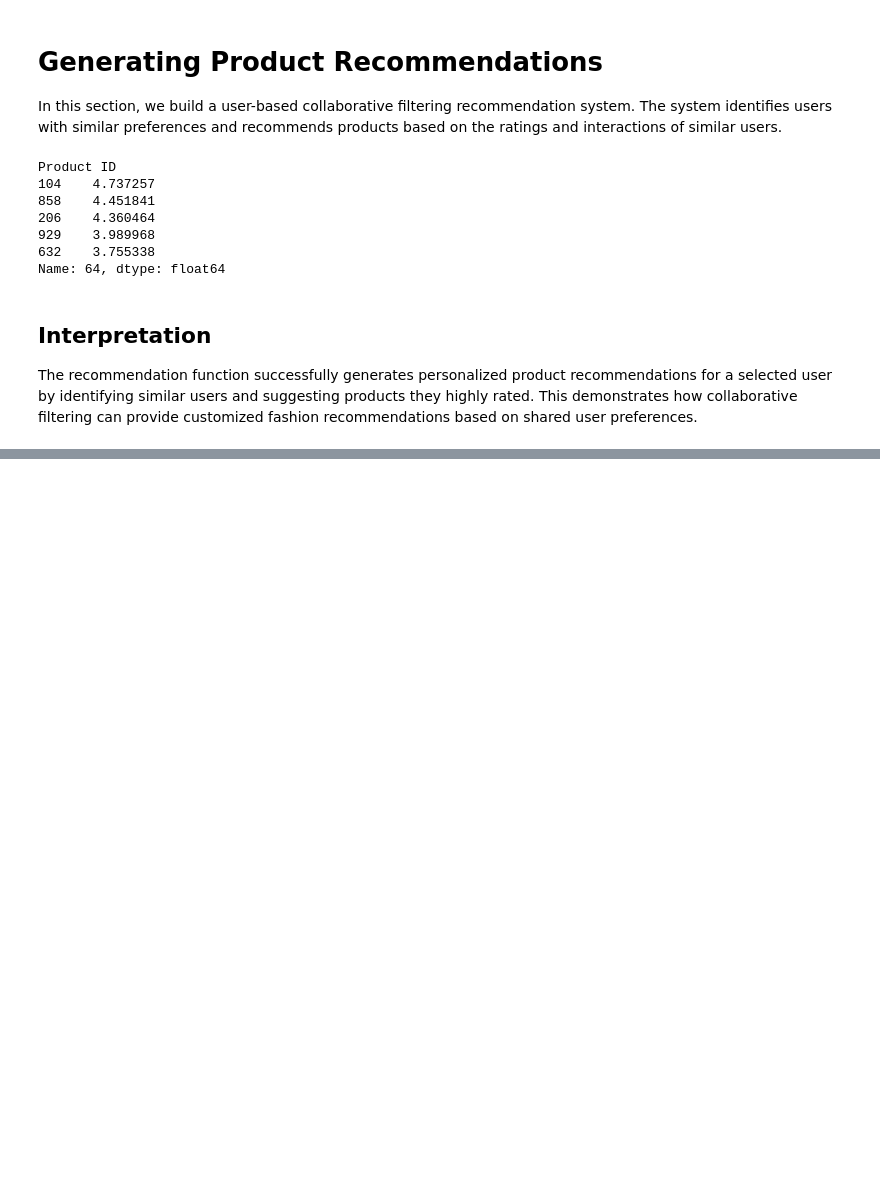
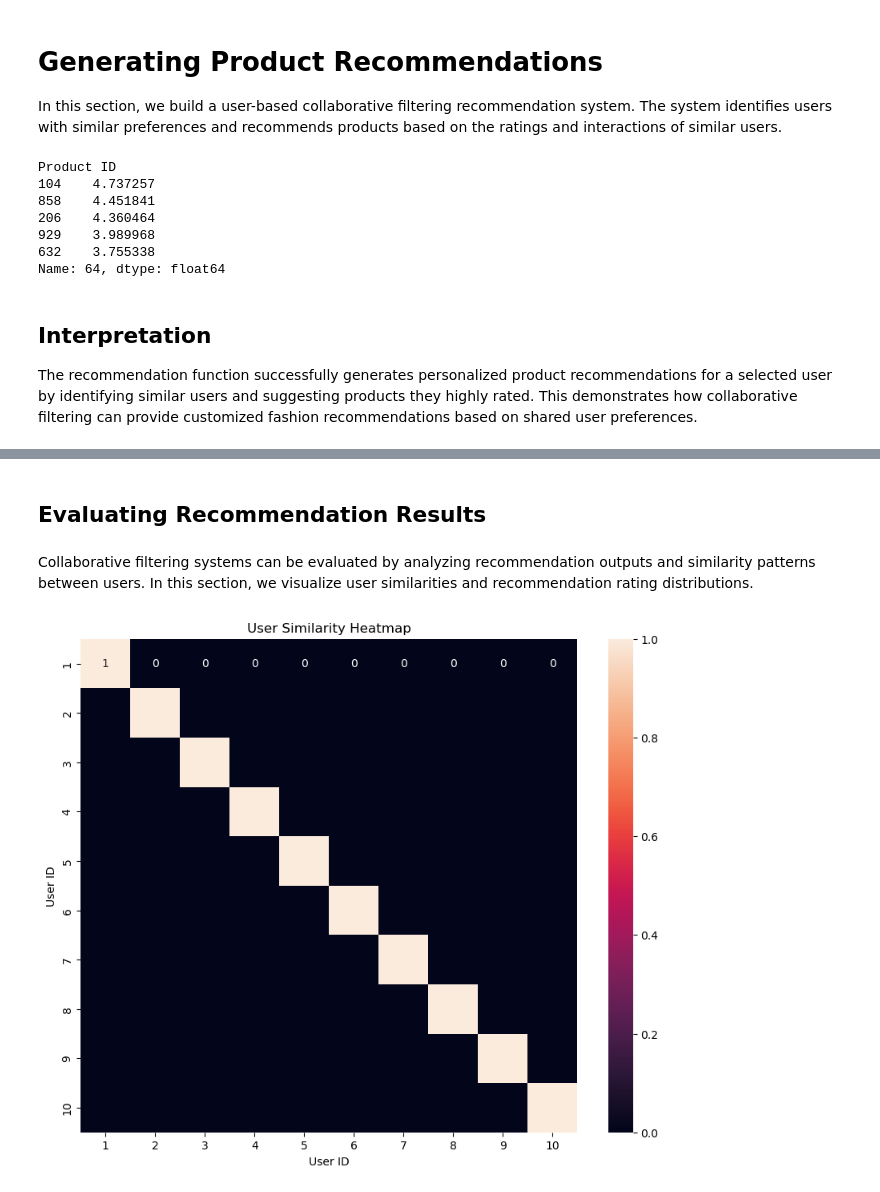
Before and after one commit to soniacherop-source/fashion-recommendation-system, a Jupyter notebook: 02_data_preprocessing_and_modeling.ipynb, the cells around one changed output, grey strips where cells are left out. Drawn from its saved outputs; the diff is of its cells as text; code cells hidden in the pictures; blank space fills up the shorter version.

Commit message:
Added recommendation generation and evaluation visualizations

```diff
--- a/02_data_preprocessing_and_modeling.ipynb
+++ b/02_data_preprocessing_and_modeling.ipynb
@@ -160,0 +186,14 @@ The recommendation function successfully generates personalized product recommen
+# %% [markdown]
+## Evaluating Recommendation Results
+# %% [markdown]
+Collaborative filtering systems can be evaluated by analyzing recommendation outputs and similarity patterns between users. In this section, we visualize user similarities and recommendation rating distributions.
+# %%
+plt.figure(figsize=(10,8))
+
+sns.heatmap(user_similarity_df.iloc[:10, :10], annot=True)
+
+plt.title('User Similarity Heatmap')
+
+plt.show()
+# %% [output]
+[figure, added]
```
Also changed, not shown: parts of 7 cells of this notebook.
